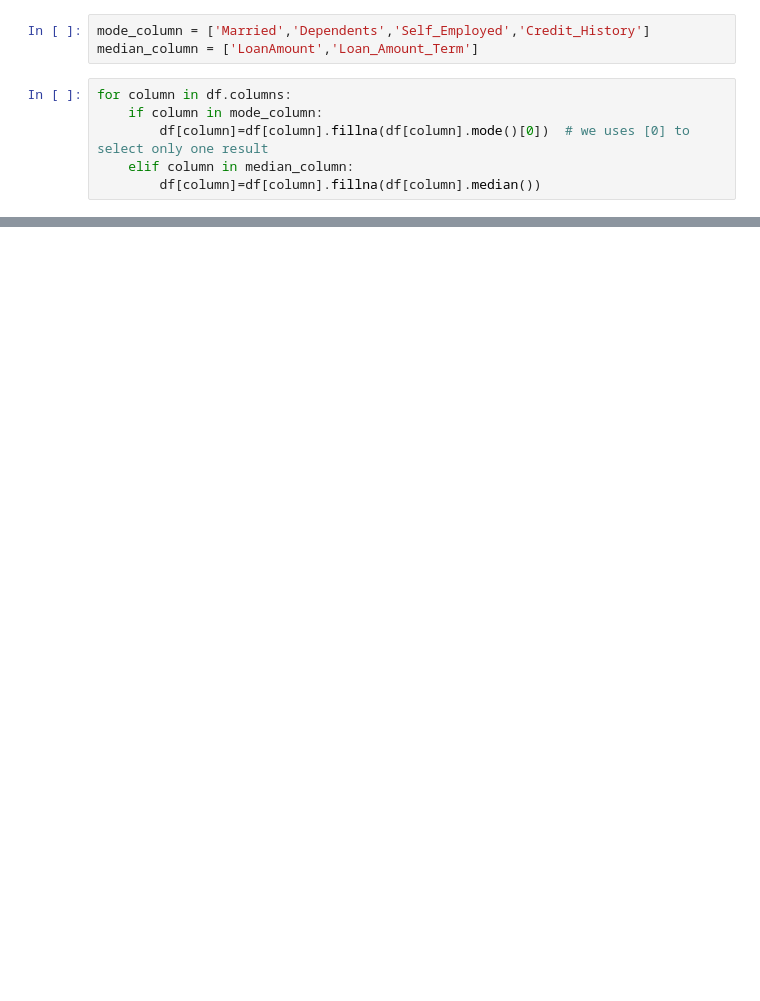
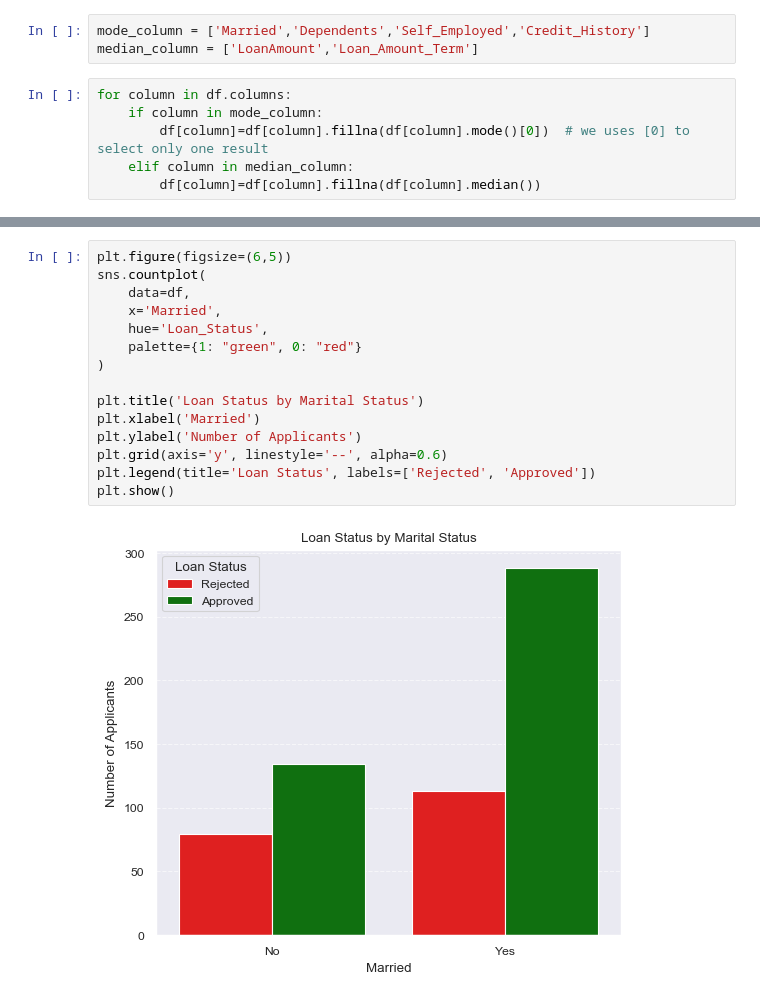
Before and after one commit to Rishant-gupta/loan-approval-model, a Jupyter notebook: sample.ipynb, the cells around one changed output, grey strips where cells are left out. Drawn from its saved outputs; the diff is of its cells as text; blank space fills up the shorter version.

```diff
--- a/sample.ipynb
+++ b/sample.ipynb
@@ -123,0 +243,17 @@ dtype: int64
+# %%
+plt.figure(figsize=(6,5))
+sns.countplot(
+    data=df,
+    x='Married',
+    hue='Loan_Status',
+    palette={1: "green", 0: "red"}
+)
+
+plt.title('Loan Status by Marital Status')
+plt.xlabel('Married')
+plt.ylabel('Number of Applicants')
+plt.grid(axis='y', linestyle='--', alpha=0.6)
+plt.legend(title='Loan Status', labels=['Rejected', 'Approved'])
+plt.show()
+# %% [output]
+[figure, added]
```
Also changed, not shown: parts of 46 cells of this notebook.
